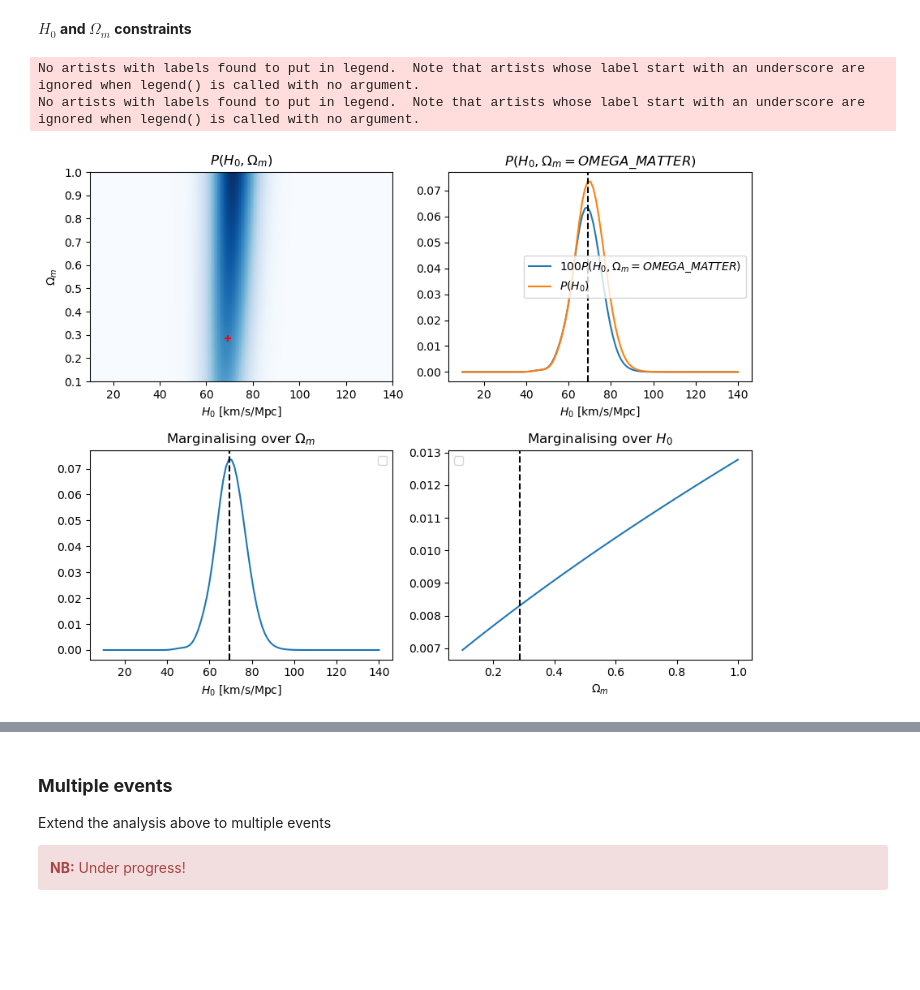
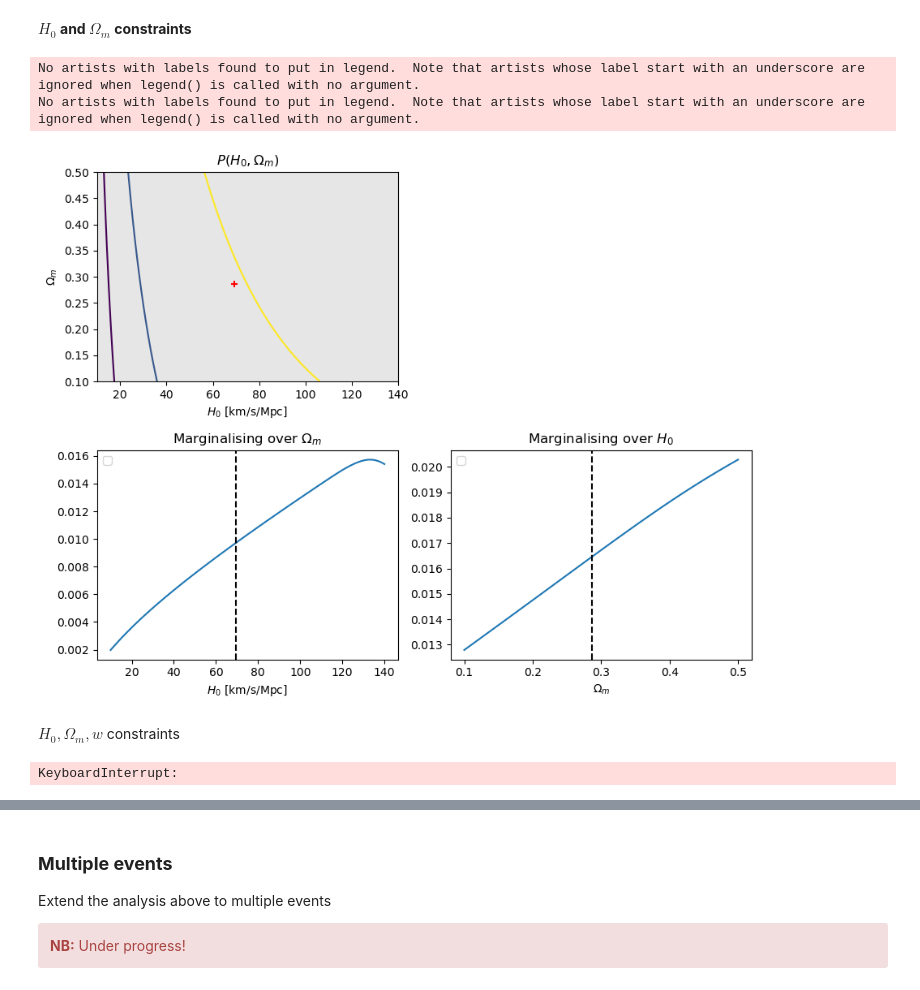
Before and after one commit to MariosNT/FRB_GW_association_cosmo, a Jupyter notebook: Notebooks/Cosmo_constraints.ipynb, the cells around one changed output, grey strips where cells are left out. Saved outputs shown, nothing was run; the diff lists cells and outputs as text; code cells hidden in the pictures; blank space fills up the shorter version.

Commit message:
3 parameters for 1 event
update 3 parameter case (1 event)
rewrite some loops with vector function
add 2D_contour function in support.py
have no enough time to run through, need try later

```diff
--- a/Notebooks/Cosmo_constraints.ipynb
+++ b/Notebooks/Cosmo_constraints.ipynb
@@ -844,11 +863,6 @@ plt.show()
 # %% [markdown]
 **$H_0$ and $\Omega_m$ constraints**
 # %%
-### This is our H0 prior
-H0_array = np.linspace(10, 140, 100)
-Omega_m_array = np.linspace(0.1, 1.0, 100)
-
-H_Om, Om_H0 = np.meshgrid(H0_array, Omega_m_array)
 posterior_2D = np.zeros_like(H_Om)
 
 ### For each H0 value, we calculate the integral
@@ -856,13 +870,16 @@ for i, H0 in enumerate(H0_array):
     for j, Omega_m in enumerate(Omega_m_array):
         # Calculate the luminosity distance
         lum_distance = FlatLambdaCDM(H0=H0, Om0=Omega_m).luminosity_distance(z_array).value
+        DM_distance = vecDM(z_array, Omega_m, H0)
 
         # Calculate the DM distance for each redshift
-        DM_distance = []
-        for z_val in z_array:
-            DM_distance.append(dispersion_measure(z_val, Om=Omega_m, H0=H0))
+        #lum_distance = []
+        # DM_distance = []
+        # for z_val in z_array:
+        #     #lum_distance.append(luminosity_distance(z_val, Om=Omega_m, H0=H0))
+        #     DM_distance.append(dispersion_measure(z_val, Om=Omega_m, H0=H0))
 
-        DM_distance = np.array(DM_distance)
+        #DM_distance = np.array(DM_distance)
 
         # Integrate out the redshift dependence
         posterior_2D[j,i] = np.trapz(GW_dL_kde(lum_distance)*FRB_DM_kde(DM_distance), z_array)
@@ -871,10 +888,13 @@ for i, H0 in enumerate(H0_array):
 total_p = np.sum(posterior_2D)
 posterior_2D_normed = posterior_2D/total_p
 # %%
-n = 1000
+# n = 1000
 
-t_H0Om = np.linspace(0, posterior_2D_normed.max(), n)
-integral_H0Om = ((posterior_2D_normed > t_H0Om[:, None, None]) * posterior_2D_normed).sum(axis=(1, 2))
+# t_post2D = np.linspace(0, posterior_2D_normed.max(), n)
+# integral_post2D = ((posterior_2D_normed > t_post2D[:, None, None]) * posterior_2D_normed).sum(axis=(1, 2))
+# f_post2D = interpolate.interp1d(integral_post2D, t_post2D)
+# t_contours_post2D = f_post2D(np.array([0.99, 0.95, 0.68]))
+t_contours_post2D = posterior_contour_2D(posterior_2D_normed)
 # %%
 P_Om = normalise(np.sum(posterior_2D_normed, axis=1))
 P_H0 = normalise(np.sum(posterior_2D_normed, axis=0))
@@ -885,48 +905,64 @@ ax1 = fig.add_subplot(221)
 ax3 = fig.add_subplot(223)
 ax4 = fig.add_subplot(224)
 
-posterior_2D_normed_min = np.min(posterior_2D_normed)
-#ax1.contour(H_Om, Om_H0, posterior_2D_normed, levels=[posterior_2D_normed_min+0.02, posterior_2D_normed_min+0.4, posterior_2D_normed_min+0.6], cmap='Blues')
-ax1.imshow(posterior_2D_normed, origin='lower', cmap='Blues', extent=[H0_array[0], H0_array[-1], Omega_m_array[0], Omega_m_array[-1]], aspect='auto')
+ax1.contour(H_Om, Om_H0, posterior_2D_normed, levels=t_contours_post2D)
+#ax1.imshow(posterior_2D_normed, origin='lower', cmap='Blues', extent=[H0_array[0], H0_array[-1], Omega_m_array[0], Omega_m_array[-1]], aspect='auto')
 ax1.scatter(HUBBLE, OMEGA_MATTER, marker='+', c='r', zorder=10)
 ax1.set_ylabel(r'$\Omega_m$')
 ax1.set_xlabel(r'$H_0$ [km/s/Mpc]')
 ax1.set_facecolor('0.9')
 ax1.set_title(r'$P(H_0, \Omega_m)$')
-
-# ax2.plot(H0_array, 100*posterior_2D_normed[np.argmin(np.abs(Omega_m_array-OMEGA_MATTER)),:],label=fr'$100P(H_0, \Omega_m = OMEGA\_MATTER)$')
-# ax2.plot(H0_array, P_H0,\
-#          label=fr'$P(H_0)$'
-#          )
-# ax2.axvline(x=HUBBLE, ls='--', c='black')
-# ax2.set_xlabel(r'$H_0$ [km/s/Mpc]')
-# #ax2.set_ylabel(r'pdf')
-# ax2.legend()
-# ax2.set_title(r'$P(H_0, \Omega_m = OMEGA\_MATTER)$')
 
 ax3.plot(H0_array, P_H0,\
          #label=fr'$N$ = {len(z_obs)}'
          )
 ax3.axvline(x=HUBBLE, ls='--', c='black')
 ax3.set_xlabel(fr'$H_0$ [km/s/Mpc]')
 #ax3.set_ylabel('pdf')
 ax3.legend()
 ax3.set_title(r'Marginalising over $\Omega_m$')
 
-
 ax4.plot(Omega_m_array, P_Om,\
          #label=fr'$N$ = {len(z_obs)}'
          )
 ax4.axvline(x=OMEGA_MATTER, ls='--', c='black')
 ax4.set_xlabel(r'$\Omega_m$')
 #ax4.set_ylabel('pdf')
 ax4.legend()
 ax4.set_title(r'Marginalising over $H_0$')
 
-
 plt.tight_layout()
 plt.show()
 # %% [output]
 No artists with labels found to put in legend.  Note that artists whose label start with an underscore are ignored when legend() is called with no argument.
 No artists with labels found to put in legend.  Note that artists whose label start with an underscore are ignored when legend() is called with no argument.
-[figure, old version]
+[figure, new version]
+# %% [markdown]
+$H_0, \Omega_m, w$ constraints
+# %%
+posterior_3D = np.zeros_like(H_3D)
+
+for i, H0 in enumerate(H0_array):
+    for j, Om0 in enumerate(Omega_m_array):
+        for k, w0 in enumerate(w_array):
+
+            lum_distance=vecDL(z = z_array, Om=Om0, H0=H0, w = w0)
+            DM_distance=vecDM(z = z_array, Om=Om0, H0=H0, w = w0)
+
+            # lum_distance = []
+            # DM_distance = []
+            # for z_val in z_array:
+            #     lum_distance.append(luminosity_distance(z = z_val, Om=Om0, H0=H0, w = w0))
+            #     DM_distance.append(dispersion_measure(z = z_val, Om=Om0, H0=H0, w = w0))
+
+            #DM_distance = np.array(DM_distance)
+            #lum_distance = np.array(lum_distance)
+
+            #print([i,j,k],end='\r')
+            posterior_3D[j,i,k] = np.trapz(GW_dL_kde(lum_distance)*FRB_DM_kde(DM_distance), z_array)
+
+### We normalise the posterior
+total_p = np.sum(posterior_3D)
+posterior_3D_normed = posterior_3D/total_p
+# %% [output]
+KeyboardInterrupt:
```
Also changed, not shown: parts of 17 cells of this notebook, 1 other file.
